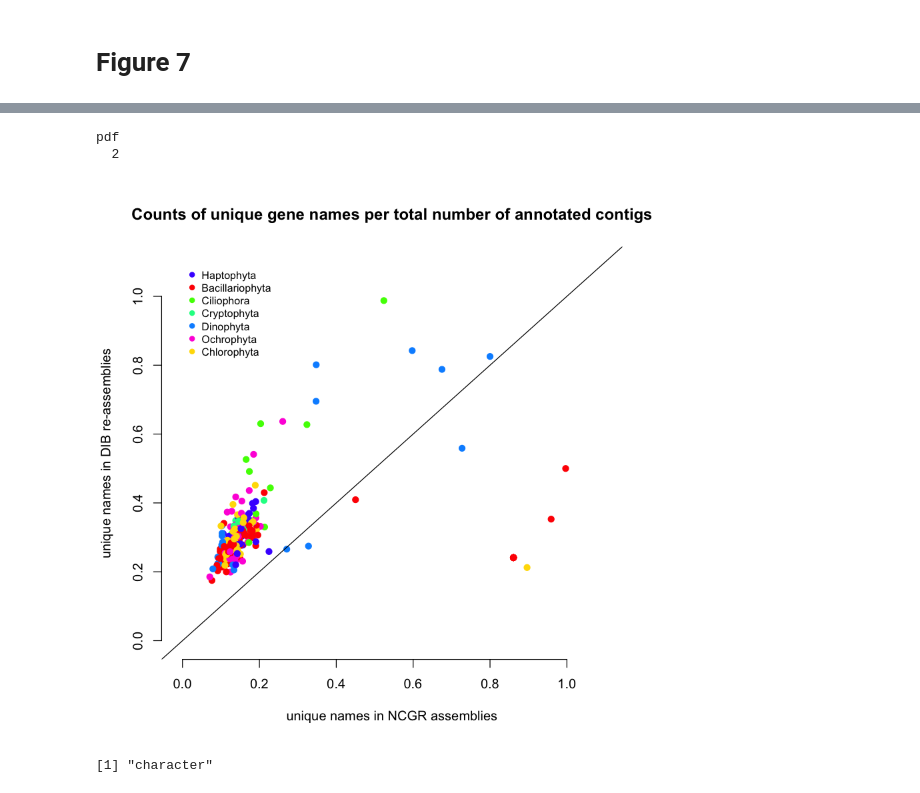
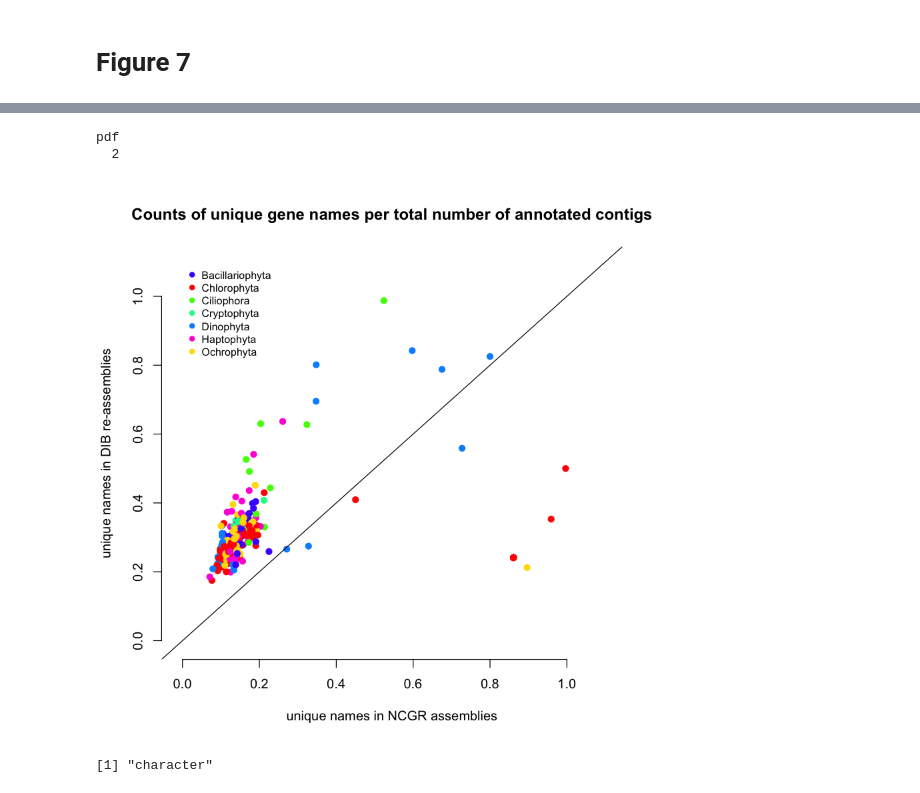
Before and after one commit to johnsolk/MMETSP, a Jupyter notebook: notebooks/MMETSP_unique_kmers_dammitgenenames.ipynb, the cells around one changed output, grey strips where cells are left out. Cells and saved outputs as stored; diff of their text form; code cells hidden in the pictures.

```diff
--- a/notebooks/MMETSP_unique_kmers_dammitgenenames.ipynb
+++ b/notebooks/MMETSP_unique_kmers_dammitgenenames.ipynb
@@ -73,25 +74,25 @@ head(unique_dammit_names)
 # %%
 library(RColorBrewer)
 Cols = function(vec){
   #cols=palette(brewer.pal(n=7,name="Dark2"))
   cols=rainbow(length(unique(vec)))
   return(cols[as.numeric(as.factor(vec))])}
 
 sub_phy<-c("Bacillariophyta","Dinophyta","Ochrophyta","Haptophyta","Ciliophora","Chlorophyta","Cryptophyta")
 unique_dammit_names <- unique_dammit_names[unique_dammit_names$Phylum %in% sub_phy,]
 pdf("../paper/Figure7_unique_gene_names.pdf")
 png("../paper/Figure7_unique_gene_names.png")
 plot(unique_dammit_names$NCGR,unique_dammit_names$DIB,ylim=c(-0.01,1.1),xlim=c(-0.01,1.1),col=Cols(as.character(unique_dammit_names$Phylum)),pch=19,ylab = "unique names in DIB re-assemblies",xlab="unique names in NCGR assemblies",main="Counts of unique gene names per total number of annotated contigs",frame.plot = FALSE)
 abline(0,1)
 legend(0,1.1,legend=unique(as.character(unique_dammit_names$Phylum)),col=Cols(unique(as.character(unique_dammit_names$Phylum))),cex=0.8, pch=19,bty="n")
 dev.off()
 plot(unique_dammit_names$NCGR,unique_dammit_names$DIB,ylim=c(-0.01,1.1),xlim=c(-0.01,1.1),col=Cols(as.character(unique_dammit_names$Phylum)),pch=19,ylab = "unique names in DIB re-assemblies",xlab="unique names in NCGR assemblies",main="Counts of unique gene names per total number of annotated contigs",frame.plot = FALSE)
 abline(0,1)
-legend(0,1.1,legend=unique(as.character(unique_dammit_names$Phylum)),col=Cols(unique(as.character(unique_dammit_names$Phylum))),cex=0.8, pch=19,bty="n")
+legend(0,1.1,legend=sort(unique(as.character(unique_dammit_names$Phylum))),col=Cols(unique(as.character(unique_dammit_names$Phylum))),cex=0.8, pch=19,bty="n")
 # %% [output]
 pdf
   2
-[figure, old version]
+[figure, new version]
 # %%
 class(as.character(unique_dammit_names$Phylum))
 # %% [output]
```
Also changed, not shown: parts of 2 cells of this notebook, 26 other files.
